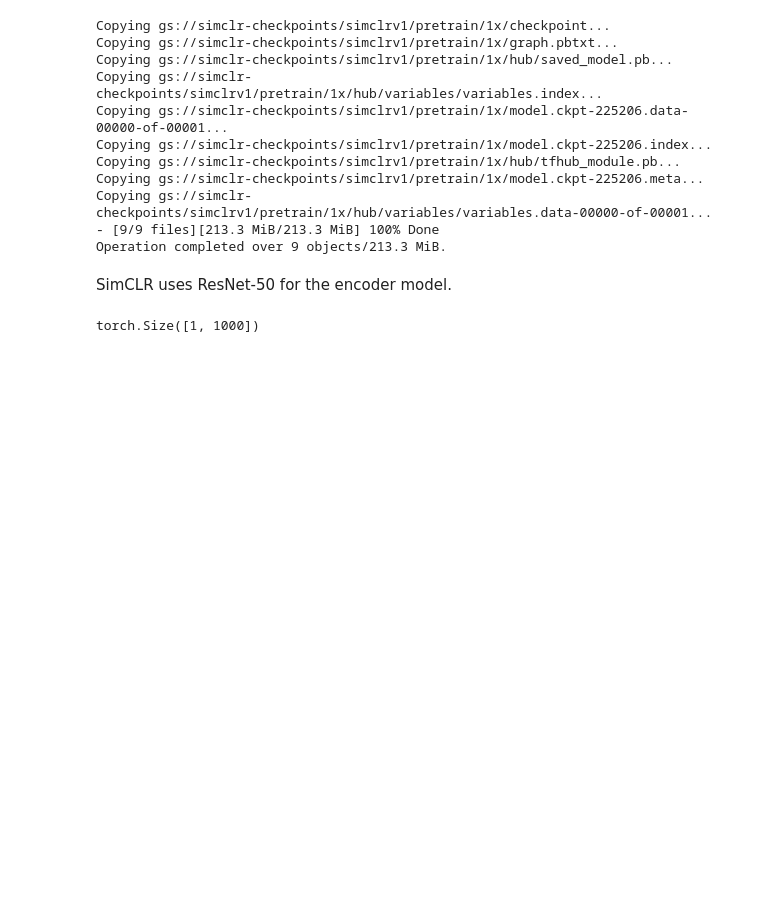
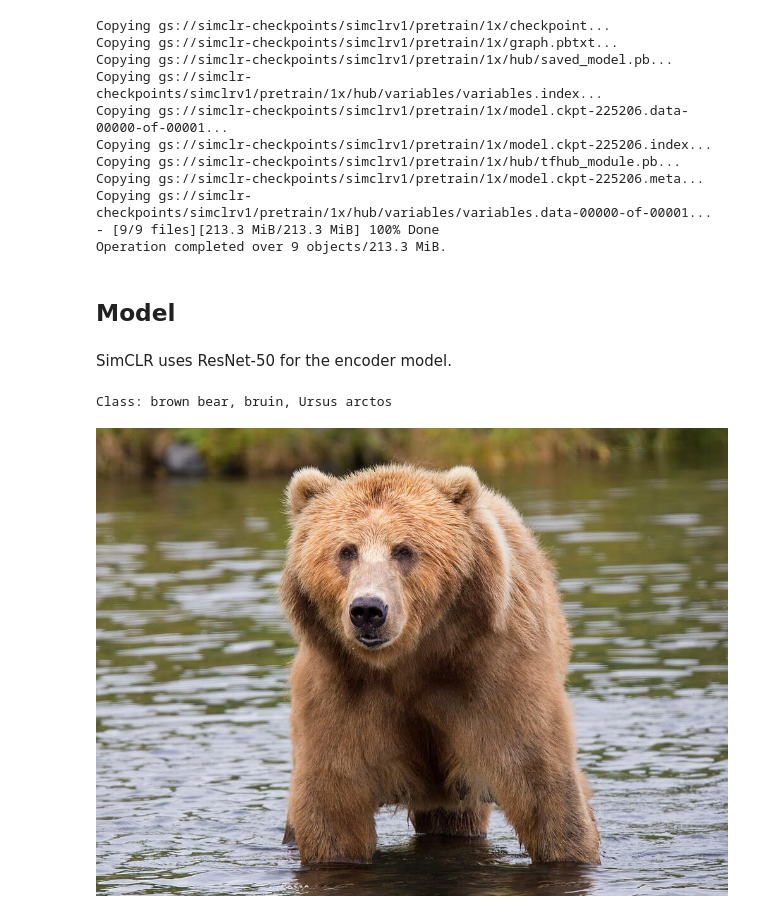
Before and after one commit to bradley-ray/implementing-deep-learn-papers, a Jupyter notebook: a_simple_framework_for_contrastive_learning_of_visual_representations.ipynb, the cells around one changed output. Cells and saved outputs as stored; diff of their text form; code cells hidden in the pictures; blank space fills up the shorter version.

Commit message:
pretrained model working

```diff
--- a/a_simple_framework_for_contrastive_learning_of_visual_representations.ipynb
+++ b/a_simple_framework_for_contrastive_learning_of_visual_representations.ipynb
@@ -114,6 +1118,8 @@ Copying gs://simclr-checkpoints/simclrv1/pretrain/1x/model.ckpt-225206.meta...
 Copying gs://simclr-checkpoints/simclrv1/pretrain/1x/hub/variables/variables.data-00000-of-00001...
 - [9/9 files][213.3 MiB/213.3 MiB] 100% Done
 Operation completed over 9 objects/213.3 MiB.
+# %% [markdown]
+## Model
 # %% [markdown]
 SimCLR uses ResNet-50 for the encoder model.
 # %%
@@ -181,13 +1188,23 @@ class SimCLR(nn.Module):
                 loaded_params[layer] = torch.zeros_like(params[layer])
 
         self.load_state_dict(loaded_params)
-# %%
-# model = SimCLR(TrainHead())
-model = SimCLR(LinearClassifierHead())
-model.load_pretrained_weights()
-model.eval()
-
-img = torch.normal(0, 1, (1, 3, 224, 224))
-model(img).shape
-# %% [output]
-torch.Size([1, 1000])
+# %%
+from torchvision import transforms as T
+from PIL import Image
+
+ts = T.Compose([T.ToTensor(), T.Resize((224,224))])
+img = Image.open('bear.jpg')
+
+model = SimCLR(LinearClassifierHead())
+model.load_pretrained_weights()
+model.eval()
+
+inp = ts(img).unsqueeze(0)
+print(f'Class: {classes[torch.argmax(model(inp)).item()]}')
+# %% [output]
+Class: brown bear, bruin, Ursus arctos
+# %%
+img = Image.open('bear.jpg')
+img
+# %% [output]
+[figure, added]
```
Also changed, not shown: parts of 4 cells of this notebook.
